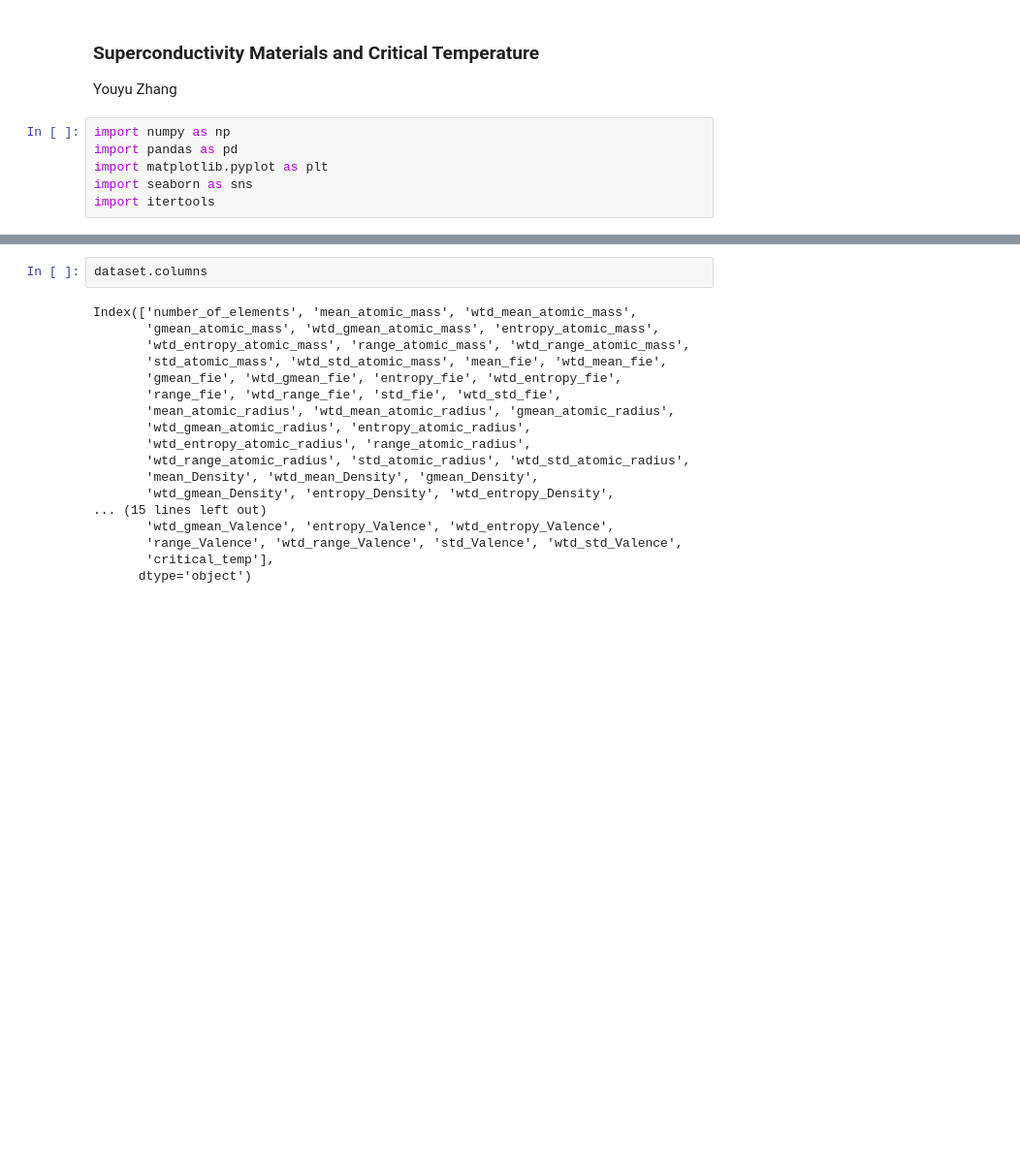
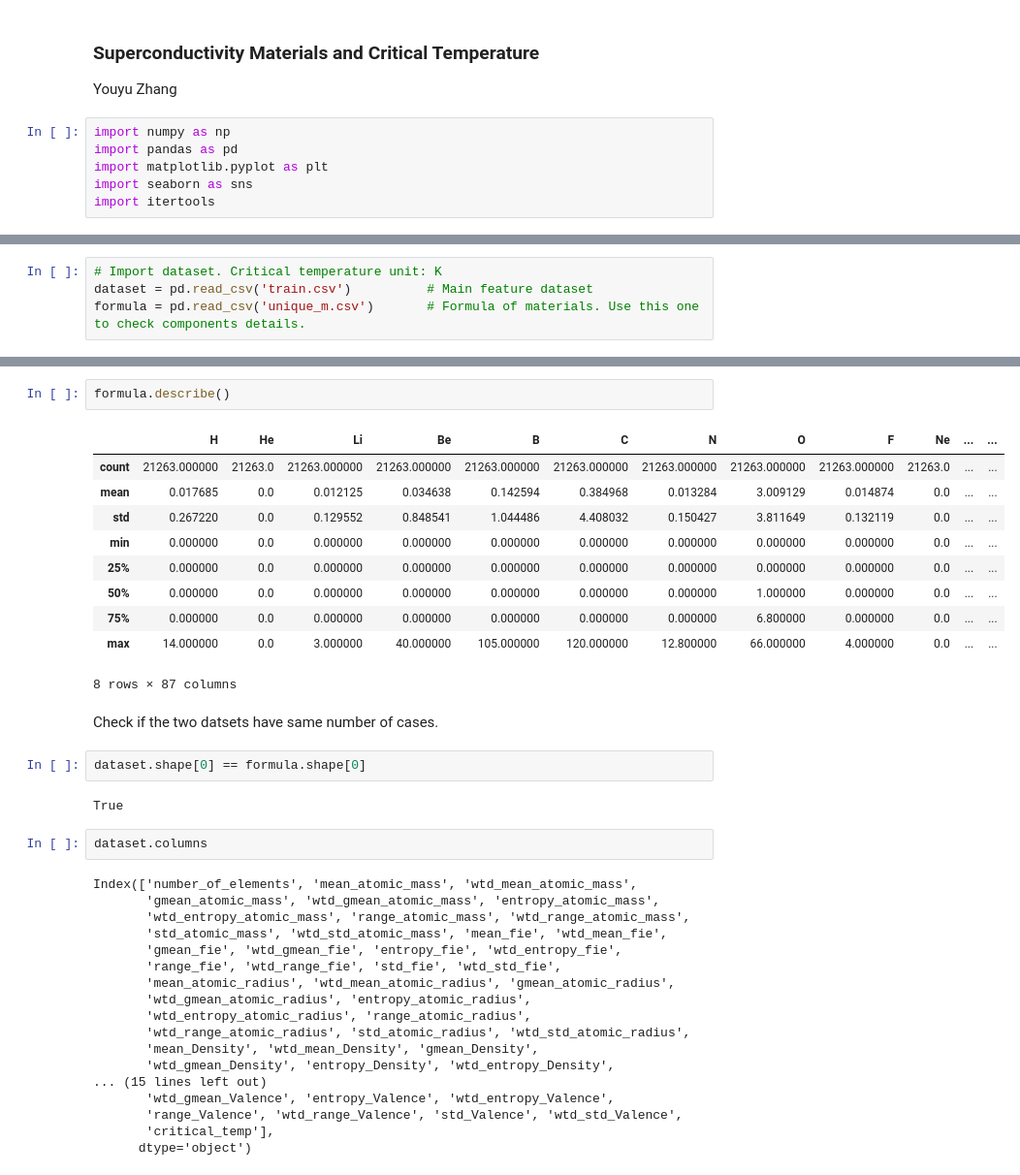
Before and after one commit to kuohu233/IE_7300, a Jupyter notebook: project.ipynb, the cells around one changed output, grey strips where cells are left out. Shown: that part at 97% size. Saved outputs shown, nothing was run; the diff lists cells and outputs as text; blank space fills up the shorter version.

```diff
--- a/project.ipynb
+++ b/project.ipynb
@@ -32 +11,5 @@ dataset.describe()
+# %%
+# Import dataset. Critical temperature unit: K
+dataset = pd.read_csv('train.csv')          # Main feature dataset
+formula = pd.read_csv('unique_m.csv')       # Formula of materials. Use this one to check components details.
 # %%
@@ -36,3 +28,22 @@ dataset.shape
+# %%
+formula.describe()
+# %% [output]
+|  | H | He | Li | Be | B | C | N | O | F | Ne | ... | ... |
+| count | 21263.000000 | 21263.0 | 21263.000000 | 21263.000000 | 21263.000000 | 21263.000000 | 21263.000000 | 21263.000000 | 21263.000000 | 21263.0 | ... | ... |
+| mean | 0.017685 | 0.0 | 0.012125 | 0.034638 | 0.142594 | 0.384968 | 0.013284 | 3.009129 | 0.014874 | 0.0 | ... | ... |
+| std | 0.267220 | 0.0 | 0.129552 | 0.848541 | 1.044486 | 4.408032 | 0.150427 | 3.811649 | 0.132119 | 0.0 | ... | ... |
+| min | 0.000000 | 0.0 | 0.000000 | 0.000000 | 0.000000 | 0.000000 | 0.000000 | 0.000000 | 0.000000 | 0.0 | ... | ... |
+| 25% | 0.000000 | 0.0 | 0.000000 | 0.000000 | 0.000000 | 0.000000 | 0.000000 | 0.000000 | 0.000000 | 0.0 | ... | ... |
+| 50% | 0.000000 | 0.0 | 0.000000 | 0.000000 | 0.000000 | 0.000000 | 0.000000 | 1.000000 | 0.000000 | 0.0 | ... | ... |
+| 75% | 0.000000 | 0.0 | 0.000000 | 0.000000 | 0.000000 | 0.000000 | 0.000000 | 6.800000 | 0.000000 | 0.0 | ... | ... |
+| max | 14.000000 | 0.0 | 3.000000 | 40.000000 | 105.000000 | 120.000000 | 12.800000 | 66.000000 | 4.000000 | 0.0 | ... | ... |
+8 rows × 87 columns
+# %% [markdown]
+Check if the two datsets have same number of cases.
+# %%
+dataset.shape[0] == formula.shape[0]
+# %% [output]
+True
 # %%
 dataset.columns
 # %% [output]
```
Also changed, not shown: parts of 23 cells of this notebook, 3 other files.
